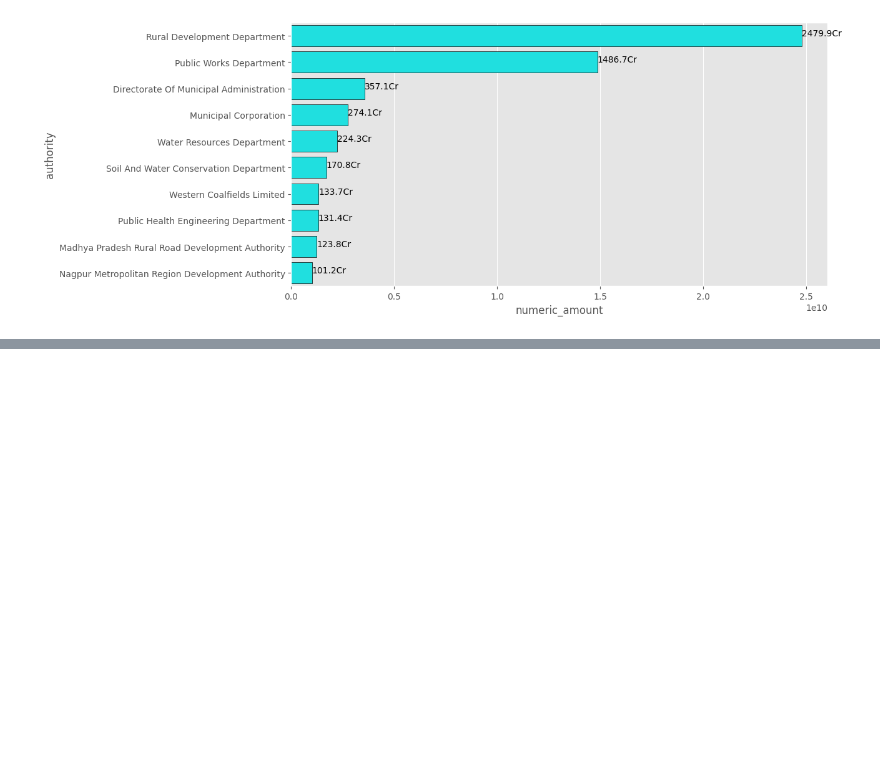
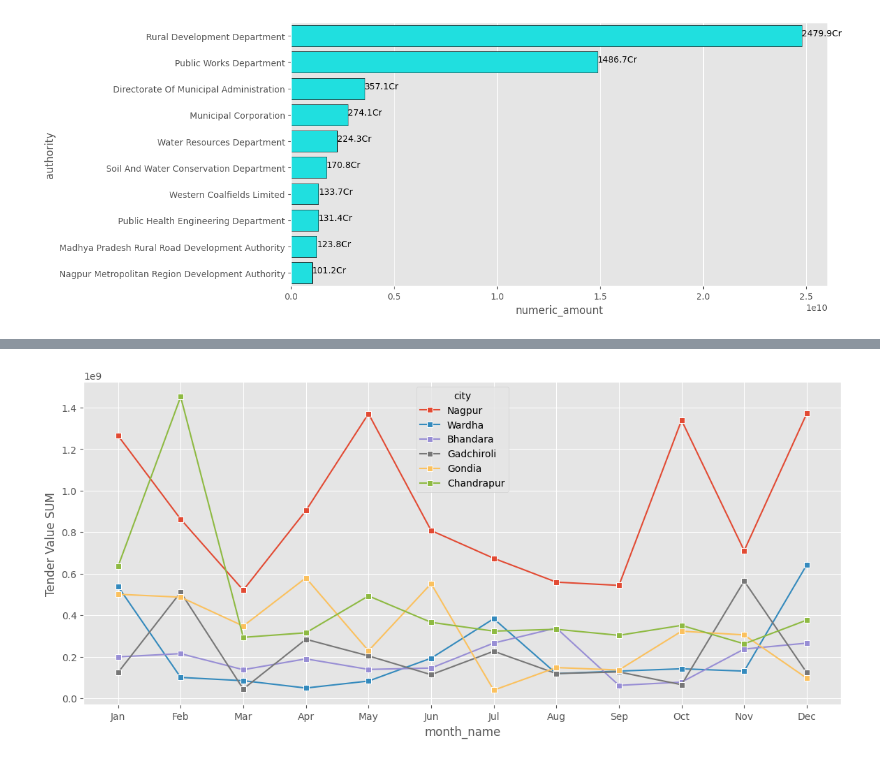
Before and after one commit to g1gasad/EDA, a Jupyter notebook: Civil Tenders EDA/EDA Tenders without outliers.ipynb, the cells around one changed output, grey strips where cells are left out. Saved outputs shown, nothing was run; the diff lists cells and outputs as text; code cells hidden in the pictures; blank space fills up the shorter version.

```diff
--- a/Civil Tenders EDA/EDA Tenders without outliers.ipynb
+++ b/Civil Tenders EDA/EDA Tenders without outliers.ipynb
@@ -28,3 +3,5 @@ When creating visualizations, consider the questions you want to answer and the
+# %%
+vidarbha_cities = ['Nagpur', 'Chandrapur', 'Bhandara', 'Gadchiroli', 'Wardha', 'Gondia']
 # %%
 def readable_numbers(x):
     """takes a large number and formats it into K,M to make it more readable"""
@@ -191,0 +187,12 @@ add_labels_on_vbars(ax, tender_sum_by_month['numeric_amount'], fontsize=9, va='b
+# %%
+vidarbha_df = df[df['city'].isin(vidarbha_cities)]
+vid_tender_sum_by_city_month = vidarbha_df.groupby(['city', 'month_name', 'month_no'])['numeric_amount'].sum() \
+                                                .reset_index() \
+                                                .sort_values(by='month_no')
+plt.figure(figsize=(14,6))
+ax = sns.lineplot(data=vid_tender_sum_by_city_month, x='month_name', y='numeric_amount',
+                                                     marker='s', hue='city', legend=True)
+plt.ylabel("Tender Value SUM")
+plt.show()
+# %% [output]
+[figure, added]
```
Also changed, not shown: parts of 11 cells of this notebook, 1 other file.
